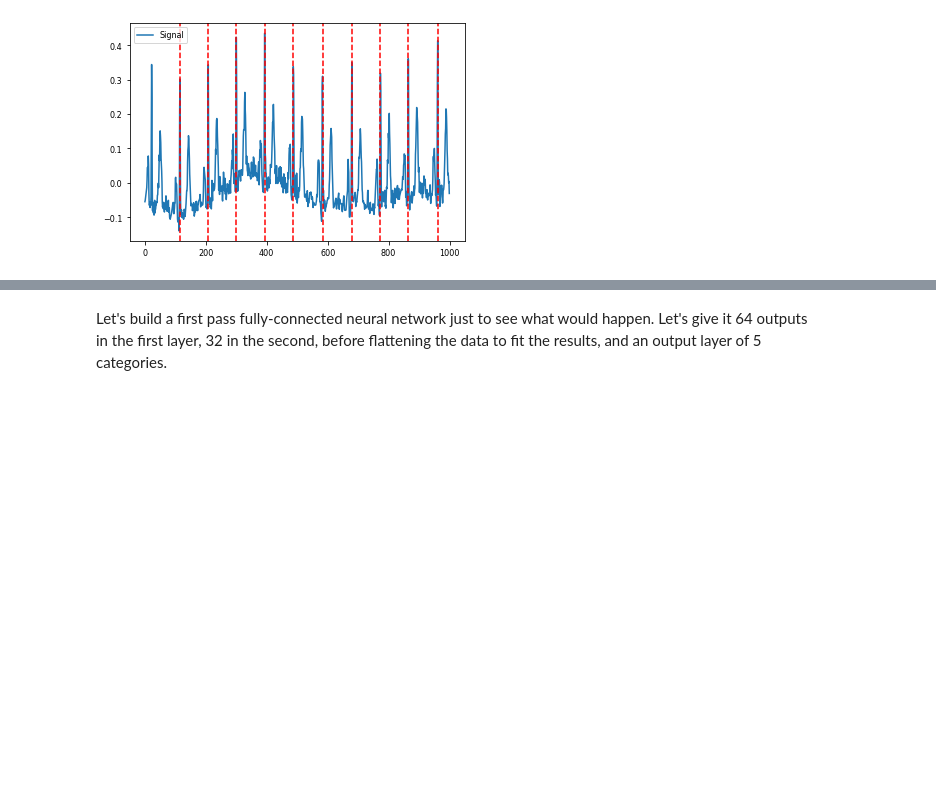
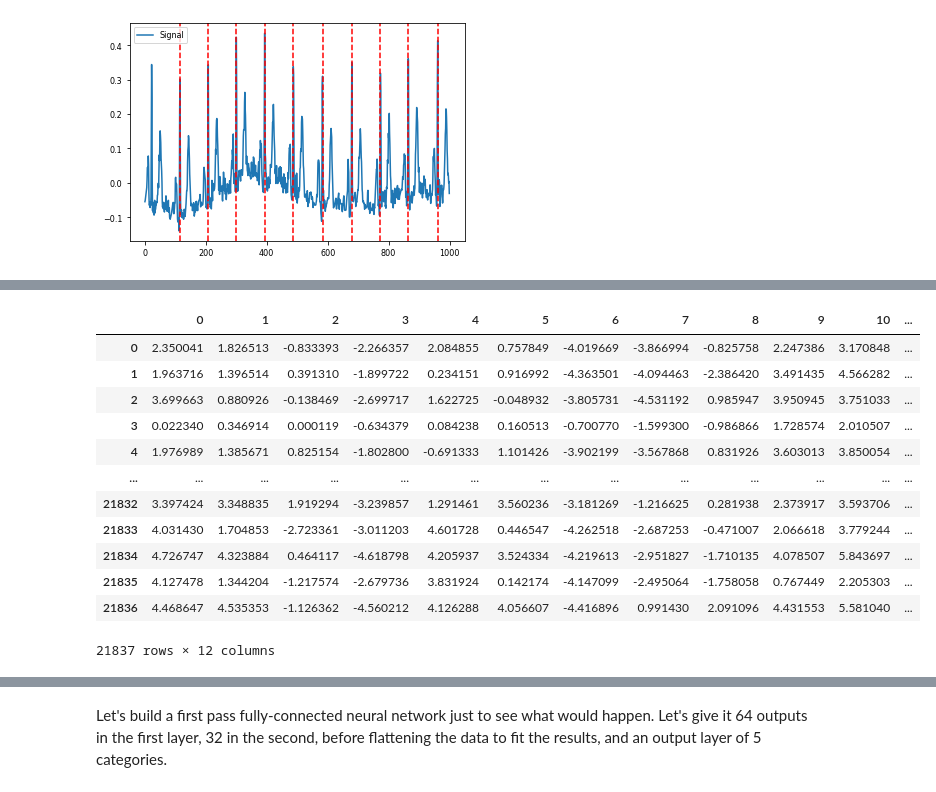
Before and after one commit to mengwong/nemo-projects, a Jupyter notebook: capstone_nemo/code/02_data_analysis.ipynb, the cells around one changed output, grey strips where cells are left out. Cells and saved outputs as stored; diff of their text form; code cells hidden in the pictures; blank space fills up the shorter version.

```diff
--- a/capstone_nemo/code/02_data_analysis.ipynb
+++ b/capstone_nemo/code/02_data_analysis.ipynb
@@ -266,0 +414,18 @@ plot = nk.events_plot(r_peaks['ECG_R_Peaks'], signals_df.iloc[0:1000,1])
+# %%
+skew_df = func_on_ecg(signals_df, 'skew')
+# %%
+skew_df
+# %% [output]
+|  | 0 | 1 | 2 | 3 | 4 | 5 | 6 | 7 | 8 | 9 | 10 | ... |
+| 0 | 2.350041 | 1.826513 | -0.833393 | -2.266357 | 2.084855 | 0.757849 | -4.019669 | -3.866994 | -0.825758 | 2.247386 | 3.170848 | ... |
+| 1 | 1.963716 | 1.396514 | 0.391310 | -1.899722 | 0.234151 | 0.916992 | -4.363501 | -4.094463 | -2.386420 | 3.491435 | 4.566282 | ... |
+| 2 | 3.699663 | 0.880926 | -0.138469 | -2.699717 | 1.622725 | -0.048932 | -3.805731 | -4.531192 | 0.985947 | 3.950945 | 3.751033 | ... |
+| 3 | 0.022340 | 0.346914 | 0.000119 | -0.634379 | 0.084238 | 0.160513 | -0.700770 | -1.599300 | -0.986866 | 1.728574 | 2.010507 | ... |
+| 4 | 1.976989 | 1.385671 | 0.825154 | -1.802800 | -0.691333 | 1.101426 | -3.902199 | -3.567868 | 0.831926 | 3.603013 | 3.850054 | ... |
+| ... | ... | ... | ... | ... | ... | ... | ... | ... | ... | ... | ... | ... |
+| 21832 | 3.397424 | 3.348835 | 1.919294 | -3.239857 | 1.291461 | 3.560236 | -3.181269 | -1.216625 | 0.281938 | 2.373917 | 3.593706 | ... |
+| 21833 | 4.031430 | 1.704853 | -2.723361 | -3.011203 | 4.601728 | 0.446547 | -4.262518 | -2.687253 | -0.471007 | 2.066618 | 3.779244 | ... |
+| 21834 | 4.726747 | 4.323884 | 0.464117 | -4.618798 | 4.205937 | 3.524334 | -4.219613 | -2.951827 | -1.710135 | 4.078507 | 5.843697 | ... |
+| 21835 | 4.127478 | 1.344204 | -1.217574 | -2.679736 | 3.831924 | 0.142174 | -4.147099 | -2.495064 | -1.758058 | 0.767449 | 2.205303 | ... |
+| 21836 | 4.468647 | 4.535353 | -1.126362 | -4.560212 | 4.126288 | 4.056607 | -4.416896 | 0.991430 | 2.091096 | 4.431553 | 5.581040 | ... |
+21837 rows × 12 columns
```
Also changed, not shown: parts of 26 cells of this notebook, 9 other files.
